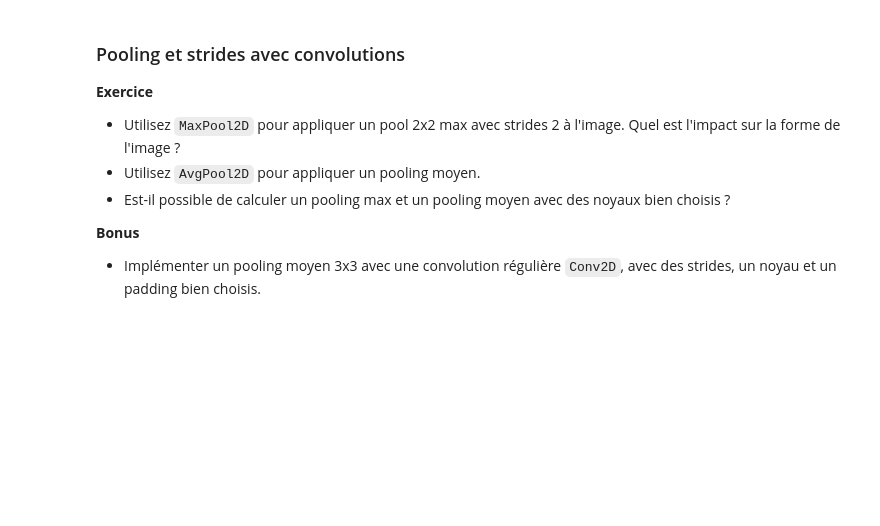
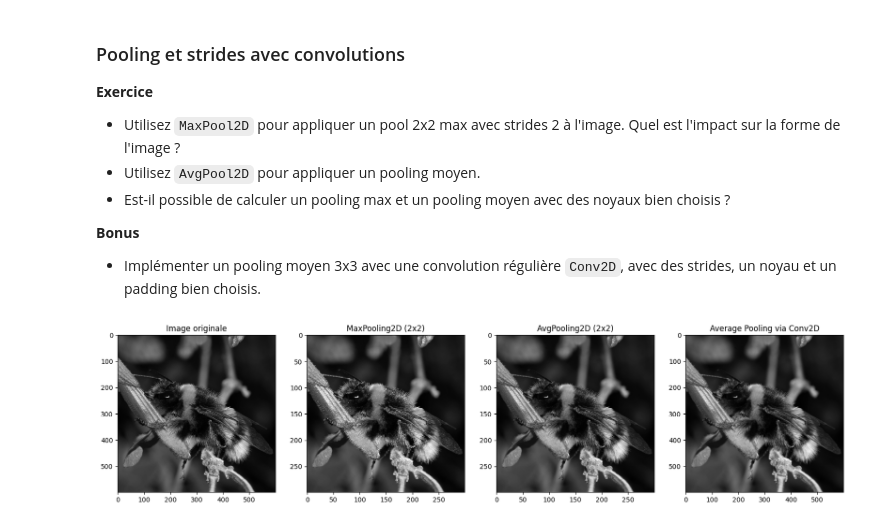
Before and after one commit to dorival42/IA_TP, a Jupyter notebook: gc_tp_Convolutions.ipynb, the cells around one changed output. Saved outputs shown, nothing was run; the diff lists cells and outputs as text; code cells hidden in the pictures; blank space fills up the shorter version.

```diff
--- a/gc_tp_Convolutions.ipynb
+++ b/gc_tp_Convolutions.ipynb
@@ -229,0 +469,46 @@ from tensorflow.keras.layers import MaxPool2D, AvgPool2D
+# %%
+# 2. Appliquer AvgPooling2D avec un noyau 2x2 et strides 2
+avgpool_layer = AvgPool2D(pool_size=(2, 2), strides=2, padding="same")
+img_avgpool = avgpool_layer(img_in)
+# %%
+# 3. Simuler un Average Pooling 3x3 avec une convolution Conv2D
+
+# Création d'un noyau 3x3 pour average pooling
+avg_pool_kernel = np.ones((3, 3, 1, 1)) / 9
+
+# Créer un modèle avec un input layer
+input_layer = Input(shape=(None, None, 1))
+# %%
+
+# Créer la couche Conv2D pour effectuer un average pooling
+conv_layer = Conv2D(filters=1, kernel_size=(3, 3), strides=1, padding="same", use_bias=False)(input_layer)
+
+# Créer le modèle avec l'input et la couche Conv2D
+model = Model(inputs=input_layer, outputs=conv_layer)
+
+# Affecter manuellement les poids du noyau (pas de biais dans ce cas)
+model.layers[1].set_weights([avg_pool_kernel])
+
+# Appliquer le modèle Conv2D
+img_avgpool_conv = model(img_in)
+# %%
+
+
+# Affichage des résultats
+fig, (ax0, ax1, ax2, ax3) = plt.subplots(ncols=4, figsize=(20, 5))
+
+ax0.imshow(np.squeeze(grey_sample_image), cmap=plt.cm.gray)
+ax0.set_title("Image originale")
+
+ax1.imshow(np.squeeze(img_maxpool[0]), cmap=plt.cm.gray)
+ax1.set_title("MaxPooling2D (2x2)")
+
+ax2.imshow(np.squeeze(img_avgpool[0]), cmap=plt.cm.gray)
+ax2.set_title("AvgPooling2D (2x2)")
+
+ax3.imshow(np.squeeze(img_avgpool_conv[0]), cmap=plt.cm.gray)
+ax3.set_title("Average Pooling via Conv2D")
+
+plt.show()
+# %% [output]
+[figure, added]
```
Also changed, not shown: parts of 20 cells of this notebook.
